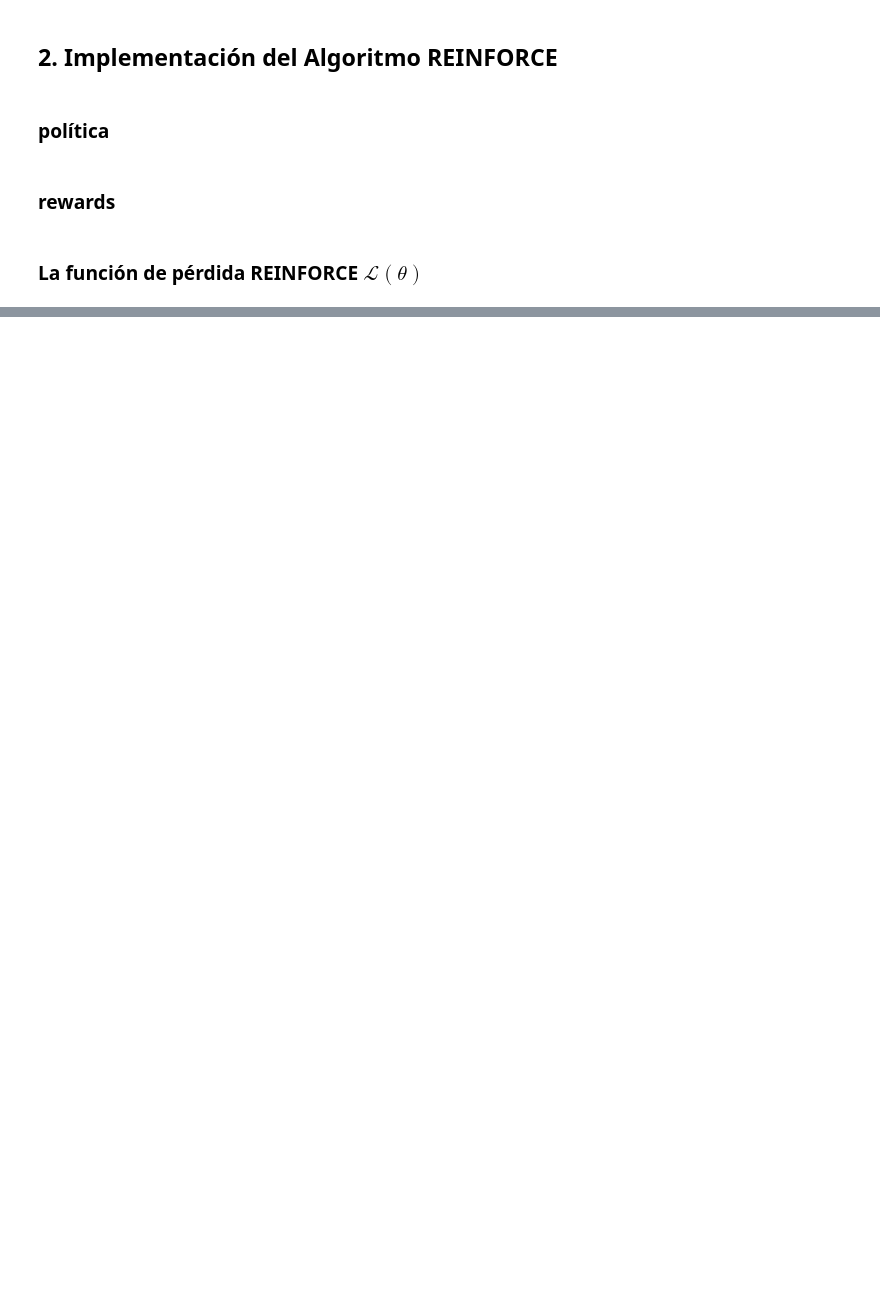
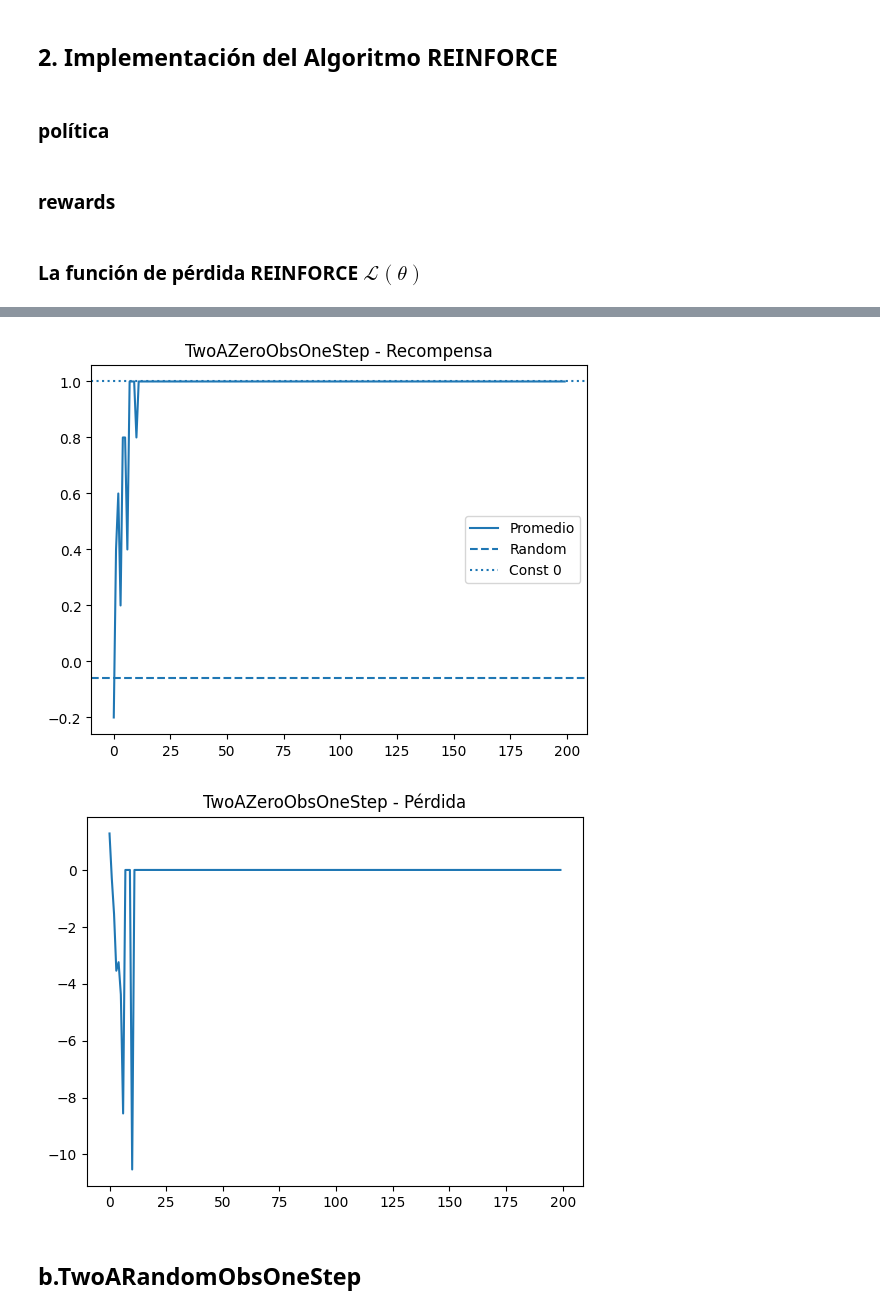
Before and after one commit to NatalyHofkamp/TPS-RL, a Jupyter notebook: tp1/tp1.ipynb, the cells around one changed output, grey strips where cells are left out. Saved outputs shown, nothing was run; the diff lists cells and outputs as text; code cells hidden in the pictures; blank space fills up the shorter version.

```diff
--- a/tp1/tp1.ipynb
+++ b/tp1/tp1.ipynb
@@ -341,0 +402,14 @@ def reinforce(env, policy, optimizer, batch_size=10, gamma=0.99):
+# %%
+def plot_curves(rewards_all, losses_all, rand_ret, const_rets, env_name):
+    plt.figure()
+    plt.plot(rewards_all, label="Promedio")
+    plt.axhline(rand_ret, linestyle="--", label="Random")
+    plt.axhline(const_rets, linestyle=":", label=f"Const 0")
+    plt.title(f"{env_name} - Recompensa")
+    plt.legend()
+    plt.show()
+
+    plt.figure()
+    plt.plot(losses_all)
+    plt.title(f"{env_name} - Pérdida")
+    plt.show()
@@ -341,0 +418,22 @@ def reinforce(env, policy, optimizer, batch_size=10, gamma=0.99):
+# %%
+# 1) Crear el entorno
+env = TwoAZeroObsOneStep()
+
+# 2) Crear la política
+# Input_dim = 1 (porque la observación es un escalar)
+# Output_dim = env.action_space.n (dos acciones posibles)
+policy = Policy(input_dim=1, output_dim=env.action_space.n)
+
+# 3) Crear el optimizador
+optimizer = optim.Adam(policy.parameters(), lr=1e-2)
+
+# 4) Entrenar
+rewards_all, losses_all = train_loop(
+    env=env,
+    policy=policy,
+    optimizer=optimizer,
+    n_batches=200,           # cantidad de batches
+    batch_size=10,           # episodios por batch
+    gamma=0.99,
+    env_name="TwoAZeroObsOneStep"
+)
@@ -341,0 +451,11 @@ def reinforce(env, policy, optimizer, batch_size=10, gamma=0.99):
+# %%
+rand_ret = evaluate_baseline(env,200)
+# %%
+const_ret = evaluate_baseline(env,200,0)
+# %%
+plot_curves(rewards_all, losses_all, rand_ret,const_ret, "TwoAZeroObsOneStep")
+# %% [output]
+[figure, added]
+[figure, added]
+# %% [markdown]
+## b.TwoARandomObsOneStep
```
Also changed, not shown: parts of 32 cells of this notebook, 18 other files.
